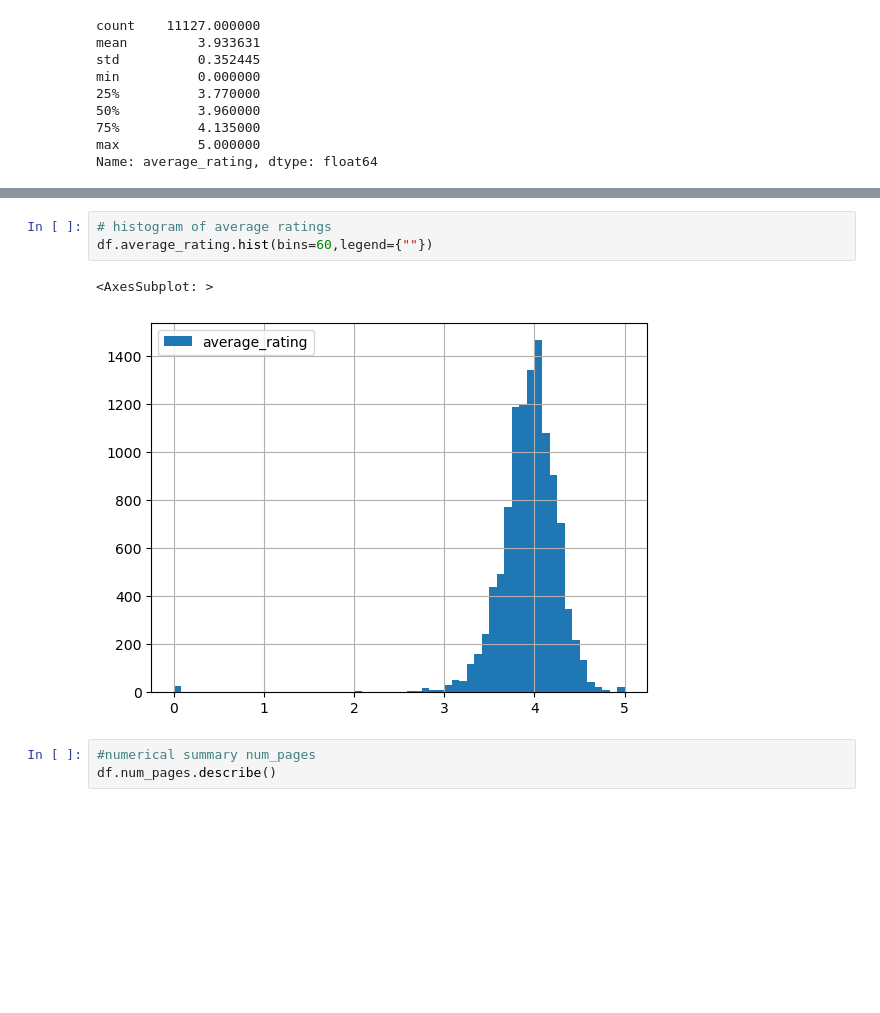
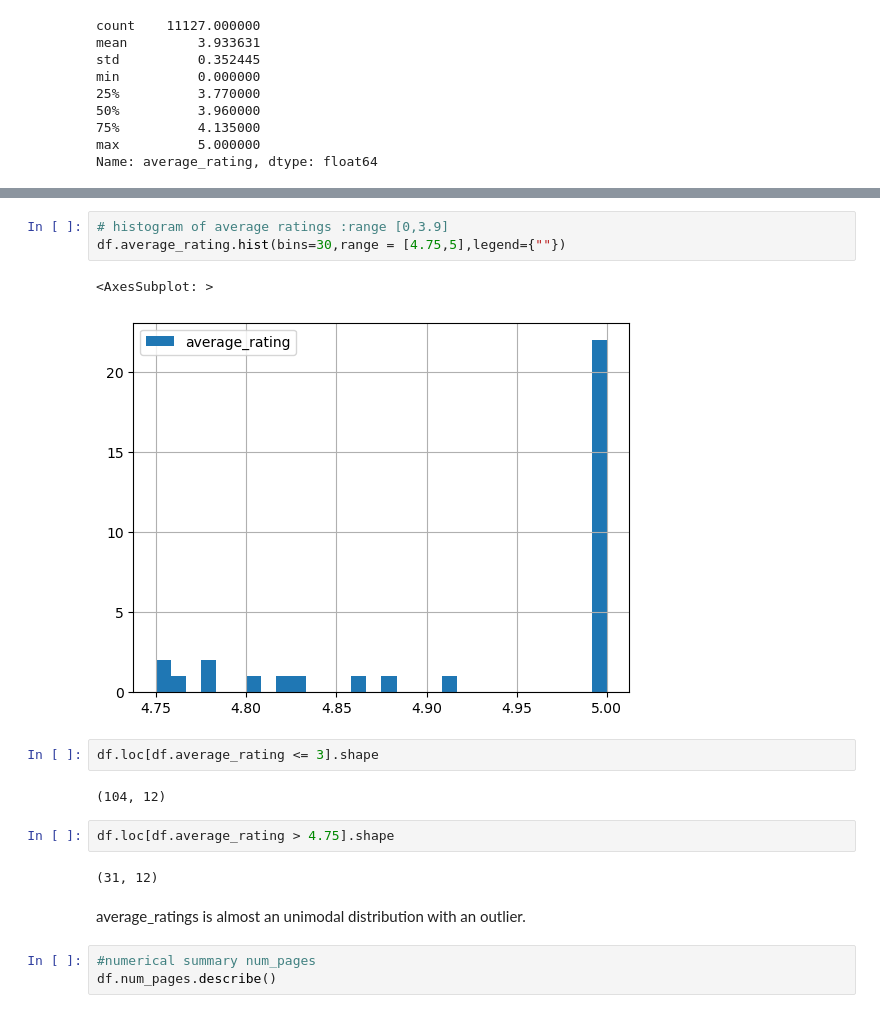
Before and after one commit to phenixMaster/books_rating_project_python_main, a Jupyter notebook: Python_labs_project.ipynb, the cells around one changed output, grey strips where cells are left out. Drawn from its saved outputs; the diff is of its cells as text; blank space fills up the shorter version.

Commit message:
with and without outliers

```diff
--- a/Python_labs_project.ipynb
+++ b/Python_labs_project.ipynb
@@ -202,9 +216,19 @@ Name: average_rating, dtype: float64
 # %%
-# histogram of average ratings
-df.average_rating.hist(bins=60,legend={""})
+# histogram of average ratings :range [0,3.9]
+df.average_rating.hist(bins=30,range = [4.75,5],legend={""})
 # %% [output]
 <AxesSubplot: >
-[figure, old version]
+[figure, new version]
+# %%
+df.loc[df.average_rating <= 3].shape
+# %% [output]
+(104, 12)
+# %%
+df.loc[df.average_rating > 4.75].shape
+# %% [output]
+(31, 12)
+# %% [markdown]
+average_ratings is almost an unimodal distribution with an outlier.
 # %%
 #numerical summary num_pages
 df.num_pages.describe()
```
Also changed, not shown: parts of 54 cells of this notebook.
